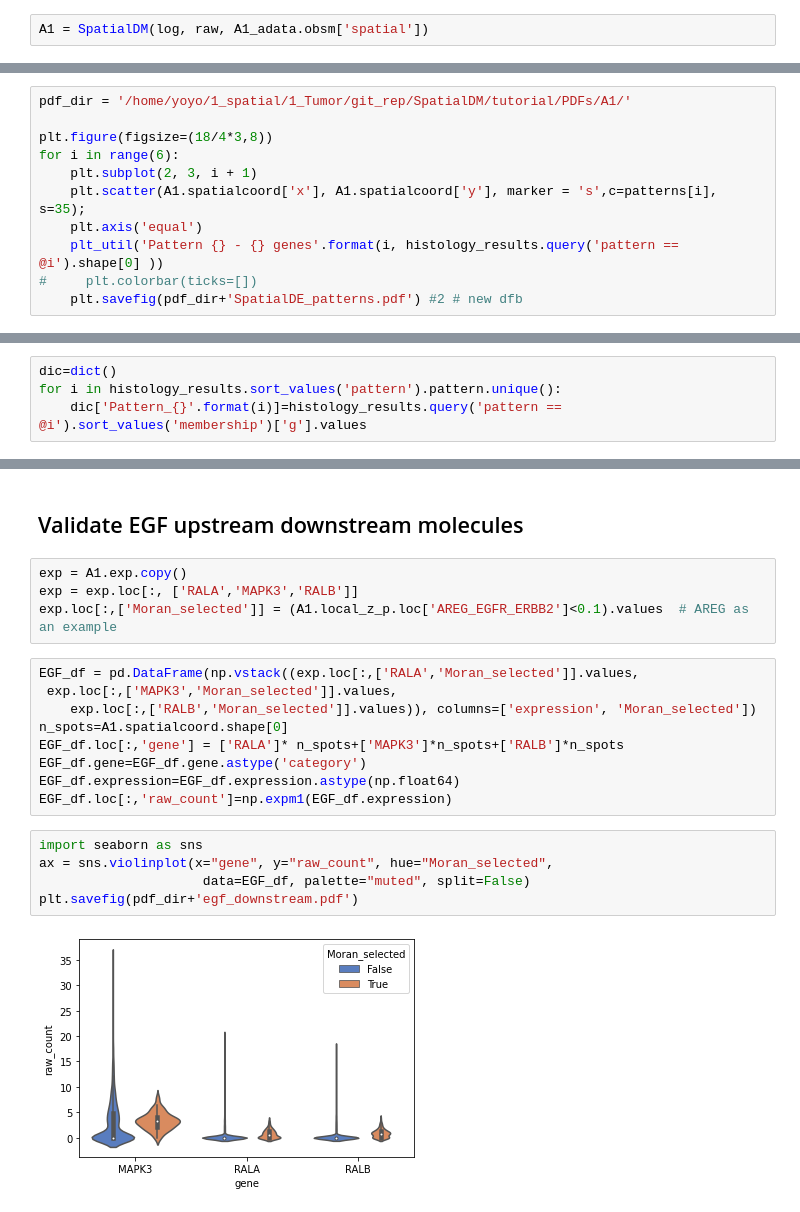
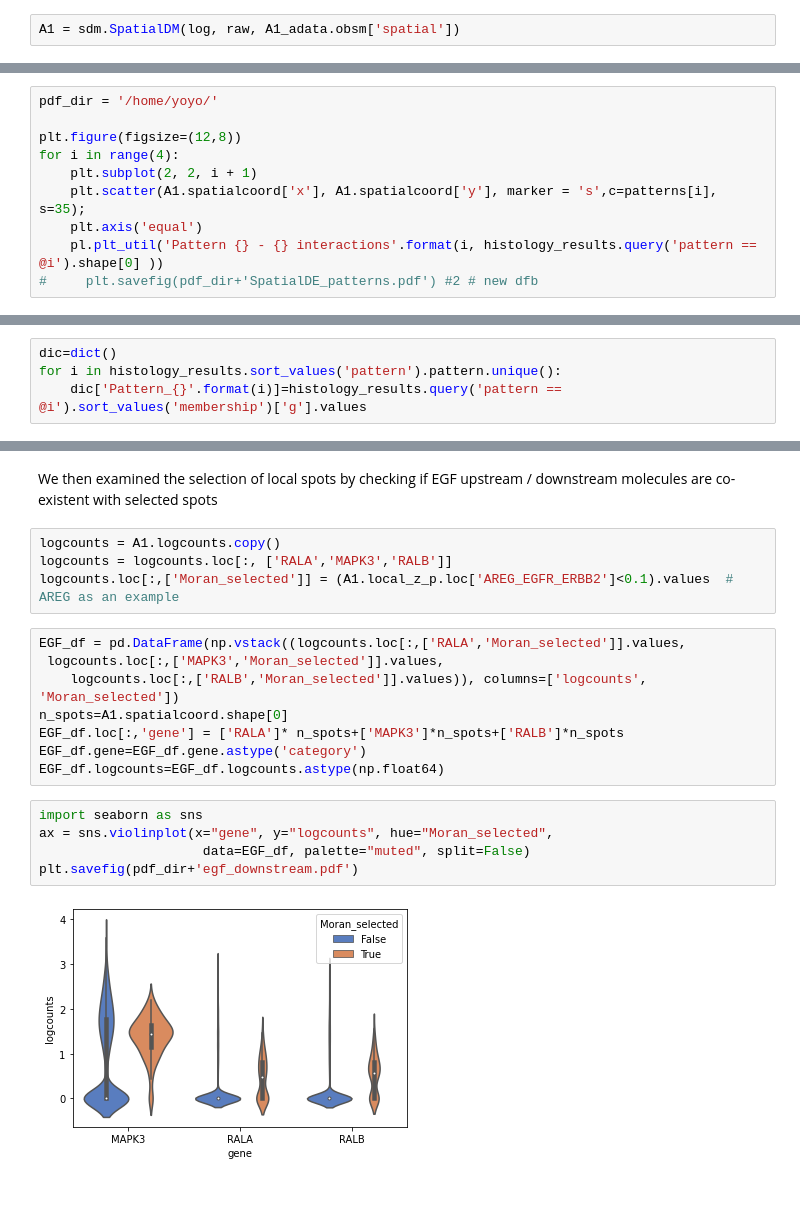
Before and after one commit to StatBiomed/SpatialDM, a Jupyter notebook: tutorial/intestine_A1.ipynb, the cells around one changed output, grey strips where cells are left out. Cells and saved outputs as stored; diff of their text form.

```diff
--- a/tutorial/intestine_A1.ipynb
+++ b/tutorial/intestine_A1.ipynb
@@ -11,6 +27,6 @@ A1_adata = A1()
 log = pd.DataFrame(A1_adata.X, index=A1_adata.obs_names, columns=A1_adata.var_names)
 raw = pd.DataFrame(A1_adata.raw.X, index=A1_adata.obs_names, columns=A1_adata.var_names)
 # %%
-A1 = SpatialDM(log, raw, A1_adata.obsm['spatial'])
+A1 = sdm.SpatialDM(log, raw, A1_adata.obsm['spatial'])
 # %%
 A1.weight_matrix(l=75, cutoff=0.2, single_cell=False) # weight_matrix by rbf kernel
@@ -135,12 +113,11 @@ Converged on iter 14
 # %%
-pdf_dir = '/home/yoyo/1_spatial/1_Tumor/git_rep/SpatialDM/tutorial/PDFs/A1/'
+pdf_dir = '/home/yoyo/'
 
-plt.figure(figsize=(18/4*3,8))
-for i in range(6):
-    plt.subplot(2, 3, i + 1)
+plt.figure(figsize=(12,8))
+for i in range(4):
+    plt.subplot(2, 2, i + 1)
     plt.scatter(A1.spatialcoord['x'], A1.spatialcoord['y'], marker = 's',c=patterns[i], s=35);
     plt.axis('equal')
-    plt_util('Pattern {} - {} genes'.format(i, histology_results.query('pattern == @i').shape[0] ))
-#     plt.colorbar(ticks=[])
-    plt.savefig(pdf_dir+'SpatialDE_patterns.pdf') #2 # new dfb
+    pl.plt_util('Pattern {} - {} interactions'.format(i, histology_results.query('pattern == @i').shape[0] ))
+#     plt.savefig(pdf_dir+'SpatialDE_patterns.pdf') #2 # new dfb
 # %% [output]
@@ -197,22 +158,21 @@ plot_pairs(A1, EGF_ind, pdf=pdf_dir+'egf_pairs', cmap='Wistia')
-# %% [markdown]
-## Validate EGF upstream downstream molecules
+# %% [markdown]
+We then examined the selection of local spots by checking if EGF upstream / downstream molecules are co-existent with selected spots
 # %%
-exp = A1.exp.copy()
-exp = exp.loc[:, ['RALA','MAPK3','RALB']]
-exp.loc[:,['Moran_selected']] = (A1.local_z_p.loc['AREG_EGFR_ERBB2']<0.1).values  # AREG as an example
+logcounts = A1.logcounts.copy()
+logcounts = logcounts.loc[:, ['RALA','MAPK3','RALB']]
+logcounts.loc[:,['Moran_selected']] = (A1.local_z_p.loc['AREG_EGFR_ERBB2']<0.1).values  # AREG as an example
-# %%
-EGF_df = pd.DataFrame(np.vstack((exp.loc[:,['RALA','Moran_selected']].values,
- exp.loc[:,['MAPK3','Moran_selected']].values,
-    exp.loc[:,['RALB','Moran_selected']].values)), columns=['expression', 'Moran_selected'])
-n_spots=A1.spatialcoord.shape[0]
-EGF_df.loc[:,'gene'] = ['RALA']* n_spots+['MAPK3']*n_spots+['RALB']*n_spots
-EGF_df.gene=EGF_df.gene.astype('category')
-EGF_df.expression=EGF_df.expression.astype(np.float64)
-EGF_df.loc[:,'raw_count']=np.expm1(EGF_df.expression)
+# %%
+EGF_df = pd.DataFrame(np.vstack((logcounts.loc[:,['RALA','Moran_selected']].values,
+ logcounts.loc[:,['MAPK3','Moran_selected']].values,
+    logcounts.loc[:,['RALB','Moran_selected']].values)), columns=['logcounts', 'Moran_selected'])
+n_spots=A1.spatialcoord.shape[0]
+EGF_df.loc[:,'gene'] = ['RALA']* n_spots+['MAPK3']*n_spots+['RALB']*n_spots
+EGF_df.gene=EGF_df.gene.astype('category')
+EGF_df.logcounts=EGF_df.logcounts.astype(np.float64)
 # %%
 import seaborn as sns
-ax = sns.violinplot(x="gene", y="raw_count", hue="Moran_selected",
+ax = sns.violinplot(x="gene", y="logcounts", hue="Moran_selected",
                      data=EGF_df, palette="muted", split=False)
 plt.savefig(pdf_dir+'egf_downstream.pdf')
 # %% [output]
-[figure, old version]
+[figure, new version]
```
Also changed, not shown: parts of 38 cells of this notebook, 10 other files.
